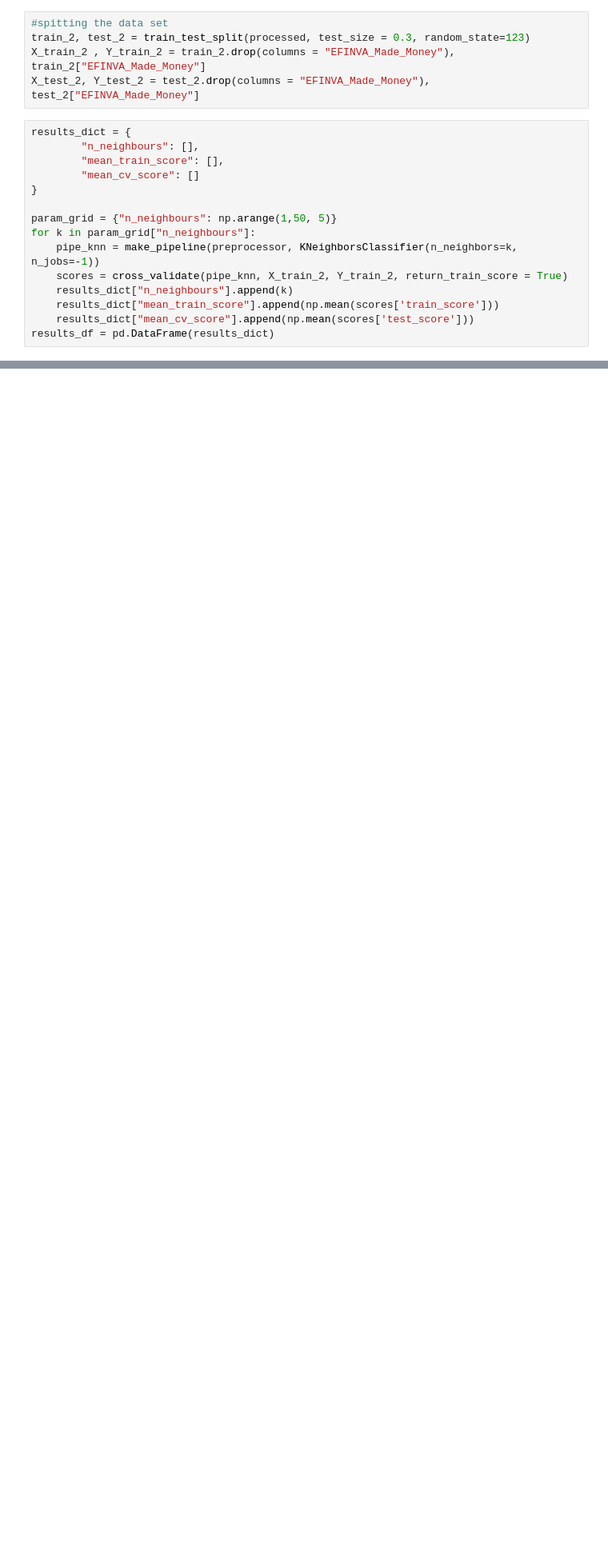
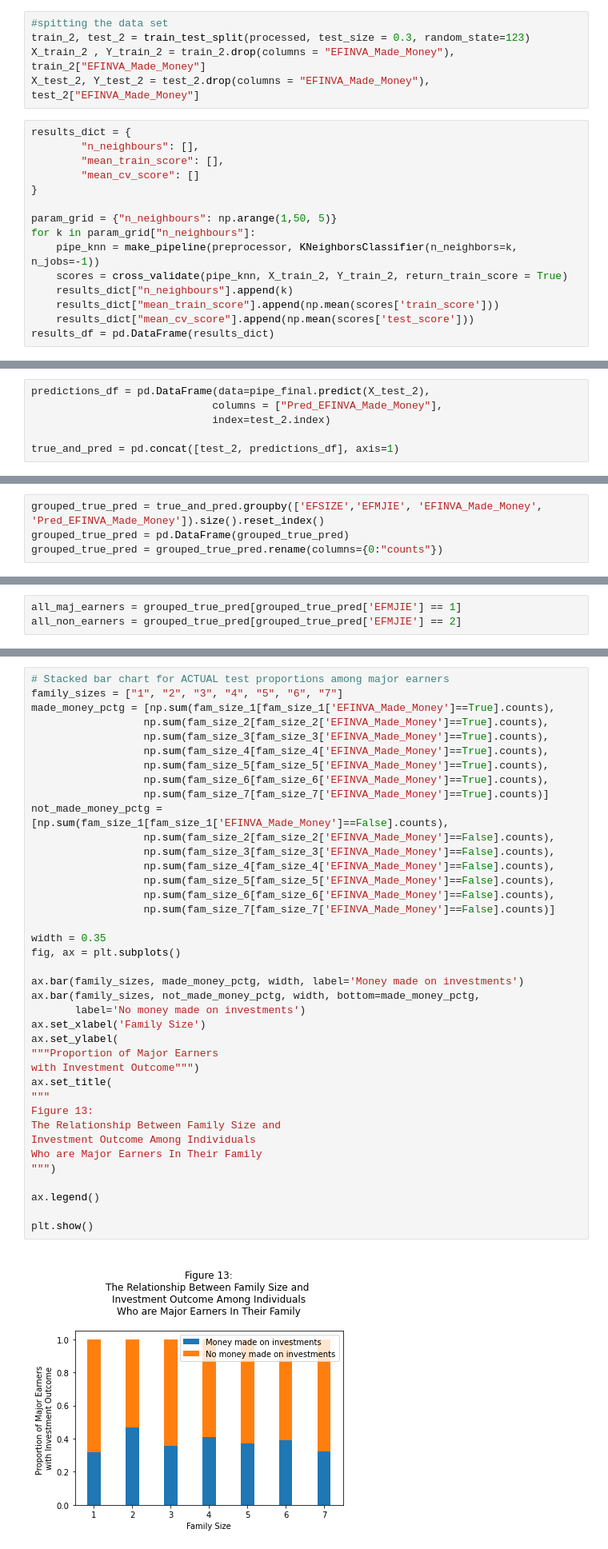
Before and after one commit to izk20/DSCI-310-Group-10, a Jupyter notebook: analysis.ipynb, the cells around one changed output, grey strips where cells are left out. Shown at 80% size. Saved outputs shown, nothing was run; the diff lists cells and outputs as text; blank space fills up the shorter version.

```diff
--- a/analysis.ipynb
+++ b/analysis.ipynb
@@ -558,0 +384,6 @@ plt.legend()
+# %%
+predictions_df = pd.DataFrame(data=pipe_final.predict(X_test_2),
+                             columns = ["Pred_EFINVA_Made_Money"],
+                             index=test_2.index)
+
+true_and_pred = pd.concat([test_2, predictions_df], axis=1)
@@ -558,0 +408,4 @@ plt.legend()
+# %%
+grouped_true_pred = true_and_pred.groupby(['EFSIZE','EFMJIE', 'EFINVA_Made_Money', 'Pred_EFINVA_Made_Money']).size().reset_index()
+grouped_true_pred = pd.DataFrame(grouped_true_pred)
+grouped_true_pred = grouped_true_pred.rename(columns={0:"counts"})
@@ -558,0 +434,3 @@ plt.legend()
+# %%
+all_maj_earners = grouped_true_pred[grouped_true_pred['EFMJIE'] == 1]
+all_non_earners = grouped_true_pred[grouped_true_pred['EFMJIE'] == 2]
@@ -558,0 +478,41 @@ plt.legend()
+# %%
+# Stacked bar chart for ACTUAL test proportions among major earners
+family_sizes = ["1", "2", "3", "4", "5", "6", "7"]
+made_money_pctg = [np.sum(fam_size_1[fam_size_1['EFINVA_Made_Money']==True].counts),
+                  np.sum(fam_size_2[fam_size_2['EFINVA_Made_Money']==True].counts),
+                  np.sum(fam_size_3[fam_size_3['EFINVA_Made_Money']==True].counts),
+                  np.sum(fam_size_4[fam_size_4['EFINVA_Made_Money']==True].counts),
+                  np.sum(fam_size_5[fam_size_5['EFINVA_Made_Money']==True].counts),
+                  np.sum(fam_size_6[fam_size_6['EFINVA_Made_Money']==True].counts),
+                  np.sum(fam_size_7[fam_size_7['EFINVA_Made_Money']==True].counts)]
+not_made_money_pctg = [np.sum(fam_size_1[fam_size_1['EFINVA_Made_Money']==False].counts),
+                  np.sum(fam_size_2[fam_size_2['EFINVA_Made_Money']==False].counts),
+                  np.sum(fam_size_3[fam_size_3['EFINVA_Made_Money']==False].counts),
+                  np.sum(fam_size_4[fam_size_4['EFINVA_Made_Money']==False].counts),
+                  np.sum(fam_size_5[fam_size_5['EFINVA_Made_Money']==False].counts),
+                  np.sum(fam_size_6[fam_size_6['EFINVA_Made_Money']==False].counts),
+                  np.sum(fam_size_7[fam_size_7['EFINVA_Made_Money']==False].counts)]
+
+width = 0.35
+fig, ax = plt.subplots()
+
+ax.bar(family_sizes, made_money_pctg, width, label='Money made on investments')
+ax.bar(family_sizes, not_made_money_pctg, width, bottom=made_money_pctg,
+       label='No money made on investments')
+ax.set_xlabel('Family Size')
+ax.set_ylabel(
+"""Proportion of Major Earners
+with Investment Outcome""")
+ax.set_title(
+"""
+Figure 13:
+The Relationship Between Family Size and
+Investment Outcome Among Individuals
+Who are Major Earners In Their Family
+""")
+
+ax.legend()
+
+plt.show()
+# %% [output]
+[figure, added]
```
Also changed, not shown: parts of 31 cells of this notebook.
